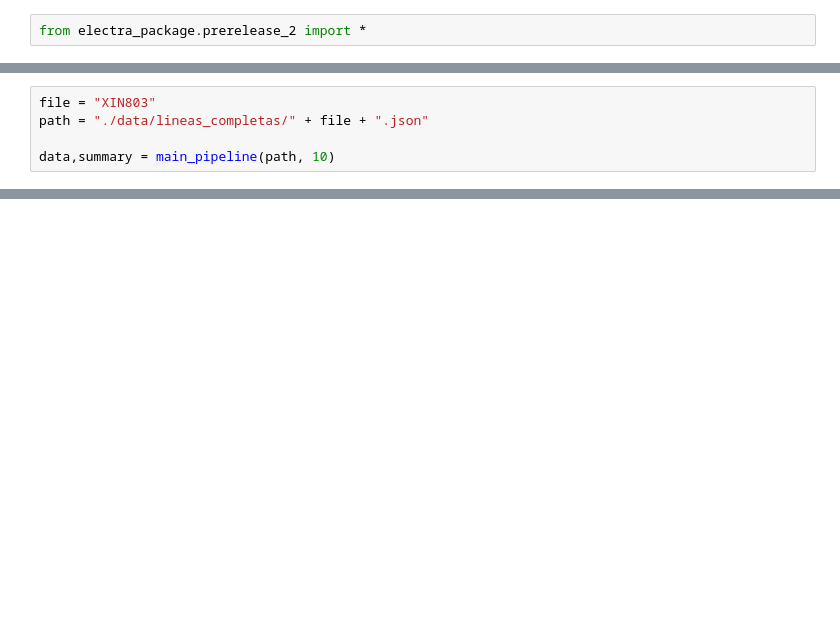
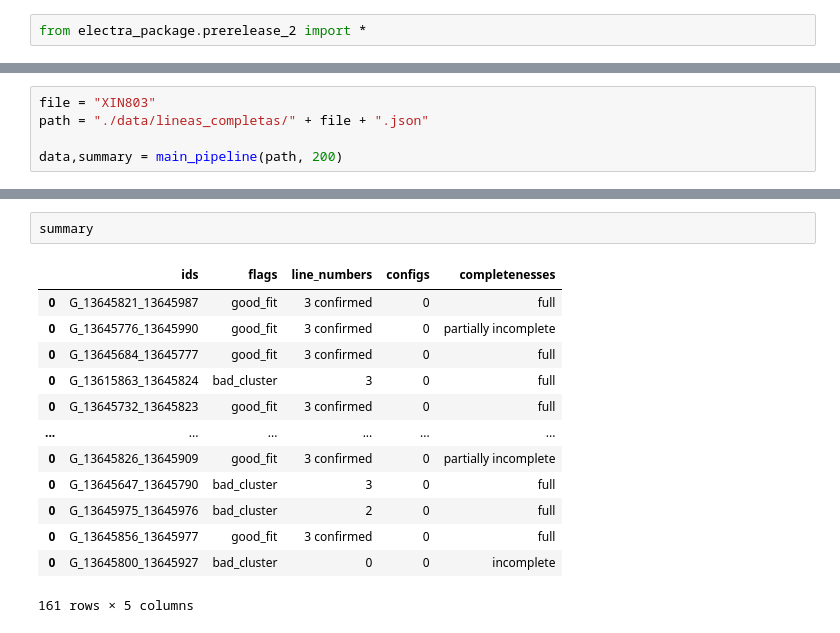
Before and after one commit to DeduceDS/CATENARIA, a Jupyter notebook: notebooks/release2_test.ipynb, the cells around one changed output, grey strips where cells are left out. Drawn from its saved outputs; the diff is of its cells as text; blank space fills up the shorter version.

```diff
--- a/notebooks/release2_test.ipynb
+++ b/notebooks/release2_test.ipynb
@@ -4,5 +9,5 @@ from electra_package.prerelease_2 import *
 file = "XIN803"
 path = "./data/lineas_completas/" + file + ".json"
 
-data,summary = main_pipeline(path, 10)
+data,summary = main_pipeline(path, 200)
 # %% [output]
@@ -44,0 +32,16 @@ Mean correlation R Pearson and Spearman: 0.9493920361559427, 0.9355722427939979
+# %%
+summary
+# %% [output]
+|  | ids | flags | line_numbers | configs | completenesses |
+| 0 | G_13645821_13645987 | good_fit | 3 confirmed | 0 | full |
+| 0 | G_13645776_13645990 | good_fit | 3 confirmed | 0 | partially incomplete |
+| 0 | G_13645684_13645777 | good_fit | 3 confirmed | 0 | full |
+| 0 | G_13615863_13645824 | bad_cluster | 3 | 0 | full |
+| 0 | G_13645732_13645823 | good_fit | 3 confirmed | 0 | full |
+| ... | ... | ... | ... | ... | ... |
+| 0 | G_13645826_13645909 | good_fit | 3 confirmed | 0 | partially incomplete |
+| 0 | G_13645647_13645790 | bad_cluster | 3 | 0 | full |
+| 0 | G_13645975_13645976 | bad_cluster | 2 | 0 | full |
+| 0 | G_13645856_13645977 | good_fit | 3 confirmed | 0 | full |
+| 0 | G_13645800_13645927 | bad_cluster | 0 | 0 | incomplete |
+161 rows × 5 columns
```
Also changed, not shown: parts of 7 cells of this notebook, 12 other files.
